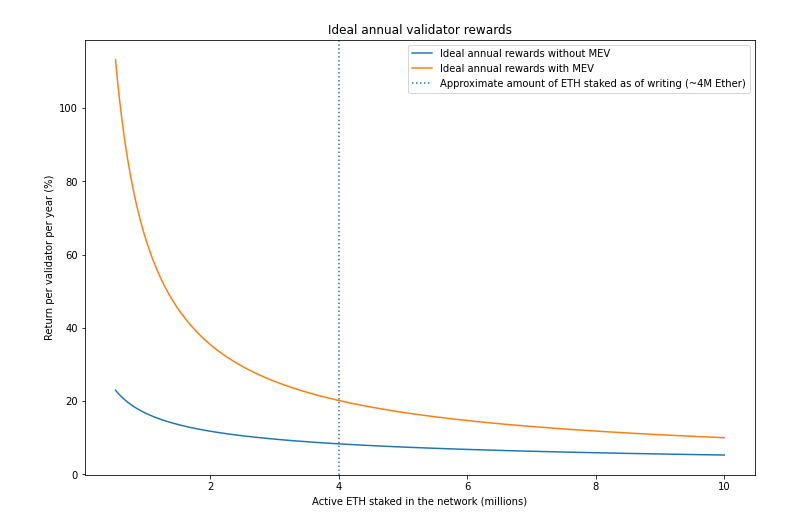
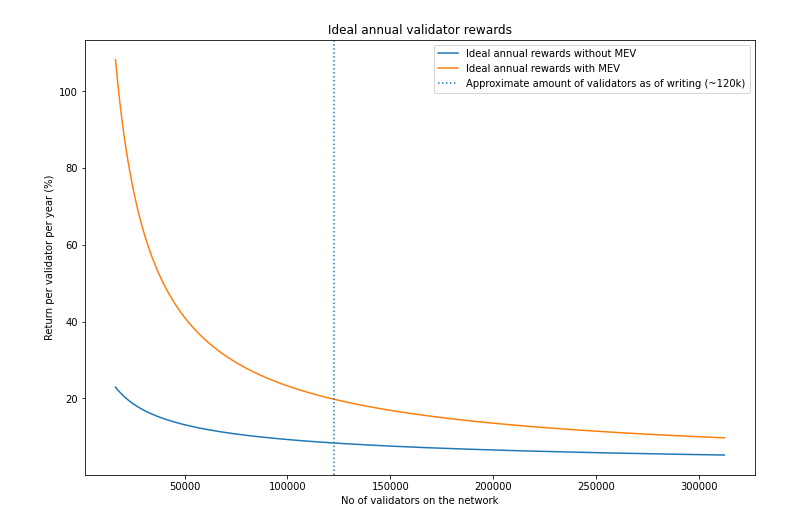
Before and after one commit to taarushv/eth2-mev-rewards, a Jupyter notebook: eth2-mev-calc.ipynb, the cells around one changed output. Drawn from its saved outputs; the diff is of its cells as text; code cells hidden in the pictures.

```diff
--- a/eth2-mev-calc.ipynb
+++ b/eth2-mev-calc.ipynb
@@ -24,9 +24,10 @@ def unluckiest_one_percent_blocks_proposed(no_of_validators):
 def luckiest_one_percent_blocks_proposed(no_of_validators):
     return binom.ppf([0.99],31556952/12,1/no_of_validators)
 
-avg_mev_reward_per_block = 0.18 # inferring from flashbots activity
+avg_mev_reward_per_block = 0.17 # inferring from flashbots activity
 lower_bound_for_active_staked_eth = 524288 # required for ETH2 to start
 upper_bound_for_active_staked_eth = 10e6 # 10M
+validators_on_the_network_today = 122435 # april 22
 # %%
 # Yearly, blocks proposed by unluckiest 1%, median, and luckiest 1% of validators.
 n_validators = [524288 // 32, 50000, 100000, 120000, 150000, 200000, 250000, 300000, 10000000 // 32]
@@ -151,19 +209,19 @@ df.set_index('n_validators')
 # %%
 # Ideal, with and without MEV
 
 n_validators = [n for n in range(lower_bound_for_active_staked_eth//32,int(upper_bound_for_active_staked_eth)//32,1000)] # get no of validators for the range 0.5M to 10M staked ETH, 3200 at a time
 ideal_reward = [(4 * annualised_base_reward(n)) for n in n_validators]
 ideal_reward_with_mev = [(4 * annualised_base_reward(n) +  avg_mev_reward_per_block * average_blocks_proposed_per_year(n)) for n in n_validators]
 
 fig, ax = plt.subplots(figsize=(12, 8))
 
-ax.plot([n * 32e-6 for n in n_validators], [100 * r / 32 for r in ideal_reward], label='Ideal annual rewards without MEV')
-ax.plot([n * 32e-6 for n in n_validators], [100 * r / 32 for r in ideal_reward_with_mev], label='Ideal annual rewards with MEV')
-plt.axvline(x=4, linestyle="dotted", label="Approximate amount of ETH staked as of writing (~4M Ether)")
-ax.set_xlabel('Active ETH staked in the network (millions)')
+ax.plot([n for n in n_validators], [100 * r / 32 for r in ideal_reward], label='Ideal annual rewards without MEV')
+ax.plot([n for n in n_validators], [100 * r / 32 for r in ideal_reward_with_mev], label='Ideal annual rewards with MEV')
+plt.axvline(x=validators_on_the_network_today, linestyle="dotted", label="Approximate amount of validators as of writing (~120k)")
+ax.set_xlabel('No of validators on the network')
 ax.set_ylabel('Return per validator per year (%)')
 ax.set_title('Ideal annual validator rewards')
 leg = ax.legend()
 # %% [output]
-[figure, old version]
+[figure, new version]
 # %%
```
Also changed, not shown: parts of 11 cells of this notebook, 2 other files.
